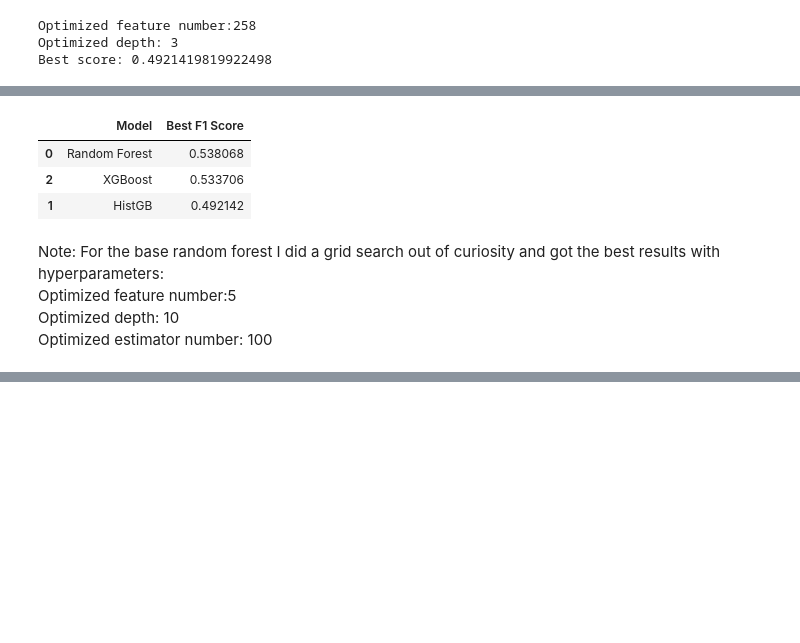
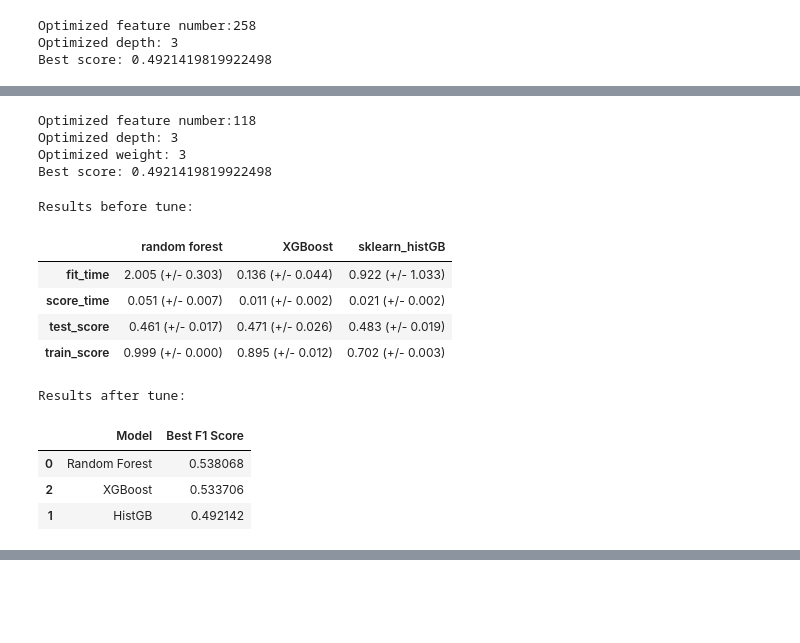
Before and after one commit to fisher-mw/CPSC-330-Project, a Jupyter notebook: hw5.ipynb, the cells around one changed output, grey strips where cells are left out. Cells and saved outputs as stored; diff of their text form; code cells hidden in the pictures; blank space fills up the shorter version.

```diff
--- a/hw5.ipynb
+++ b/hw5.ipynb
@@ -678,21 +680,13 @@ Solution_8
 
 _Points:_ 12
 # %%
-from xgboost import XGBClassifier
-from sklearn.ensemble import RandomForestClassifier, HistGradientBoostingClassifier
-
-scoring = {
-    "f1": "f1",
-    "accuracy": "accuracy"
-}
-
 pipe_xgb = make_pipeline(
     preprocessor,
     XGBClassifier(
         random_state=123,
         verbosity=0,
         use_label_encoder=False,
-        eval_metric="logloss"   # avoids warning
+        eval_metric="logloss"
     ),
 )
 
@@ -717,6 +711,11 @@ classifiers = {
     "sklearn_histGB": pipe_sklearn_histGB
 }
 
+scoring = {
+    "f1": "f1",
+    "accuracy": "accuracy"
+}
+
 results = {}
 
 for name, model in classifiers.items():
@@ -725,9 +724,9 @@ for name, model in classifiers.items():
         X_train,
         y_train,
         return_train_score=True,
-        scoring=scoring_metric
+        scoring=scoring
     )
 # %%
-results = pd.DataFrame(results).T
-results
+results_before_tune = pd.DataFrame(results).T
+results_before_tune
 # %% [output]
@@ -1002,24 +983,42 @@ RandomizedSearchCV(cv=5,
                                                                             3,
                                                                             5]},
                    random_state=123, return_train_score=True, scoring='f1')
+# %%
+best_max_iter = random_search_xgb.best_params_["xgbclassifier__n_estimators"]
+best_max_depth = random_search_xgb.best_params_["xgbclassifier__max_depth"]
+best_weight = random_search_xgb.best_params_["xgbclassifier__scale_pos_weight"]
+best_score = random_search_hgb.best_score_
+print(f"Optimized feature number: {best_max_iter}")
+print(f"Optimized depth: {best_max_depth}")
+print(f"Optimized weight: {best_weight}")
+print(f"Best score: {best_score}")
+# %% [output]
+Optimized feature number:118
+Optimized depth: 3
+Optimized weight: 3
+Best score: 0.4921419819922498
 # %%
 final_comparison = {
     "Model": ["Random Forest", "HistGB", "XGBoost"],
     "Best F1 Score": [
         grid_search.best_score_,
         random_search_hgb.best_score_,
         random_search_xgb.best_score_
     ]
 }
+print("Results before tune:")
+display(results_before_tune)
+print("Results after tune:")
 pd.DataFrame(final_comparison).sort_values(by="Best F1 Score", ascending=False)
 # %% [output]
+Results before tune:
-|  | Model | Best F1 Score |
-| 0 | Random Forest | 0.538068 |
-| 2 | XGBoost | 0.533706 |
-| 1 | HistGB | 0.492142 |
+|  | random forest | XGBoost | sklearn_histGB |
+| fit_time | 2.005 (+/- 0.303) | 0.136 (+/- 0.044) | 0.922 (+/- 1.033) |
+| score_time | 0.051 (+/- 0.007) | 0.011 (+/- 0.002) | 0.021 (+/- 0.002) |
+| test_score | 0.461 (+/- 0.017) | 0.471 (+/- 0.026) | 0.483 (+/- 0.019) |
+| train_score | 0.999 (+/- 0.000) | 0.895 (+/- 0.012) | 0.702 (+/- 0.003) |
+Results after tune:
+|  | Model | Best F1 Score |
+| 0 | Random Forest | 0.538068 |
+| 2 | XGBoost | 0.533706 |
+| 1 | HistGB | 0.492142 |
-# %% [markdown]
-Note: For the base random forest I did a grid search out of curiosity and got the best results with hyperparameters:
-\
-Optimized feature number:5 \
-Optimized depth: 10 \
-Optimized estimator number: 100
```
Also changed, not shown: parts of 26 cells of this notebook, 1 other file.
